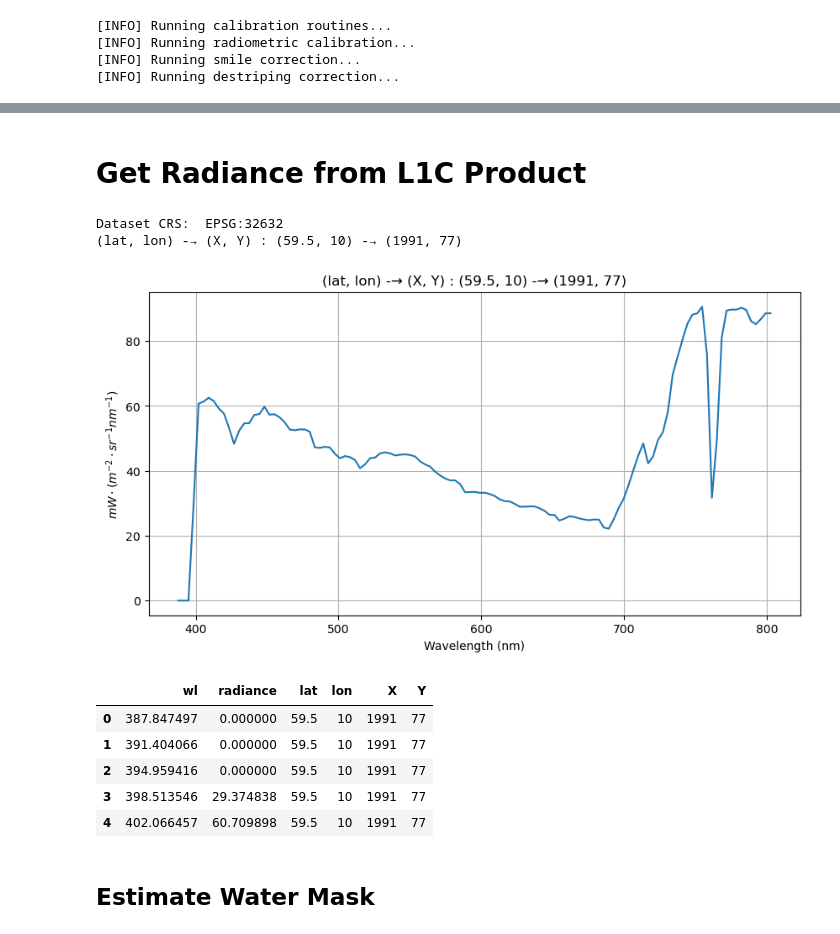
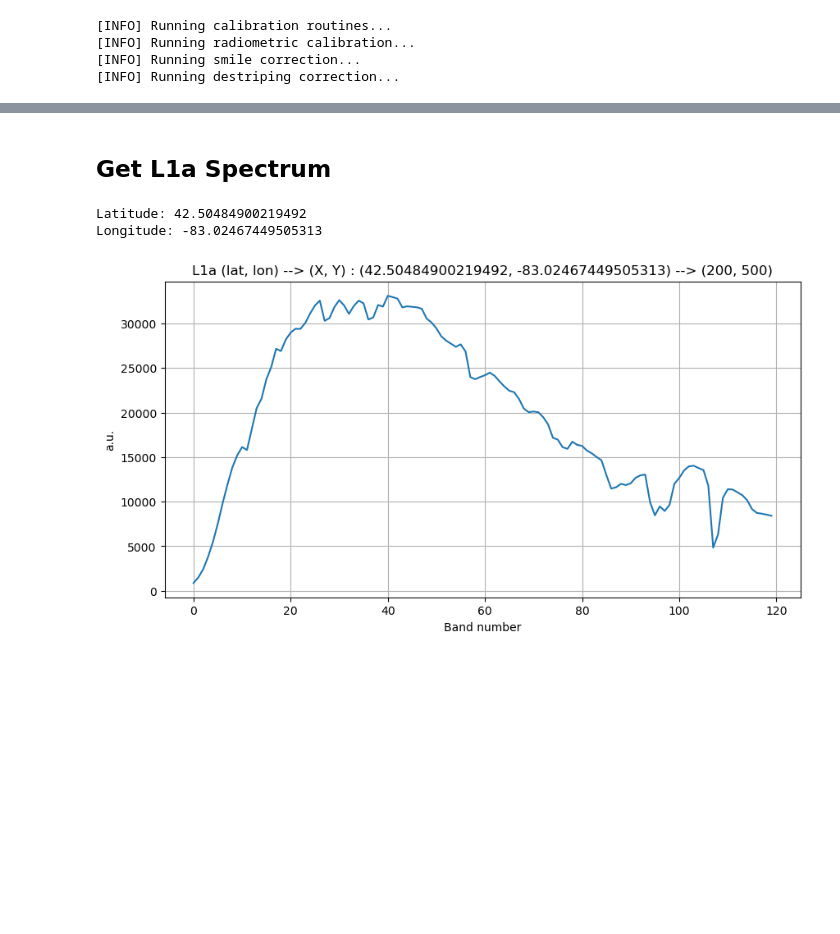
Before and after one commit to NTNU-SmallSat-Lab/hypso-package, a Jupyter notebook: demo/demo.ipynb, the cells around one changed output, grey strips where cells are left out. Drawn from its saved outputs; the diff is of its cells as text; code cells hidden in the pictures; blank space fills up the shorter version.

```diff
--- a/demo/demo.ipynb
+++ b/demo/demo.ipynb
@@ -110,18 +196,14 @@ summary_l1a_l1b.head(10)
-# %% [markdown]
-# Get Radiance from L1C Product
+# %% [markdown]
+## Get L1a Spectrum
+# %%
+lat = satobj.latitudes[200,500]
+lon = satobj.longitudes[200,500]
+# %% [output]
+Latitude: 42.50484900219492
+Longitude: -83.02467449505313
 # %%
-spectra_l1c = satobj.get_spectra(product="L1C", position_dict={"lat":59.5,"lon":10}, plot=True)
+l1a_spectrum = satobj.get_l1a_spectrum(latitude=lat, longitude=lon)
 
-spectra_l1c.head()
+satobj.plot_l1a_spectrum(latitude=lat, longitude=lon)
 # %% [output]
-Dataset CRS:  EPSG:32632
-(lat, lon) -→ (X, Y) : (59.5, 10) -→ (1991, 77)
-[figure, old version]
+[figure, new version]
-|  | wl | radiance | lat | lon | X | Y |
-| 0 | 387.847497 | 0.000000 | 59.5 | 10 | 1991 | 77 |
-| 1 | 391.404066 | 0.000000 | 59.5 | 10 | 1991 | 77 |
-| 2 | 394.959416 | 0.000000 | 59.5 | 10 | 1991 | 77 |
-| 3 | 398.513546 | 29.374838 | 59.5 | 10 | 1991 | 77 |
-| 4 | 402.066457 | 60.709898 | 59.5 | 10 | 1991 | 77 |
-# %% [markdown]
-## Estimate Water Mask
```
Also changed, not shown: parts of 27 cells of this notebook, 2 other files.
